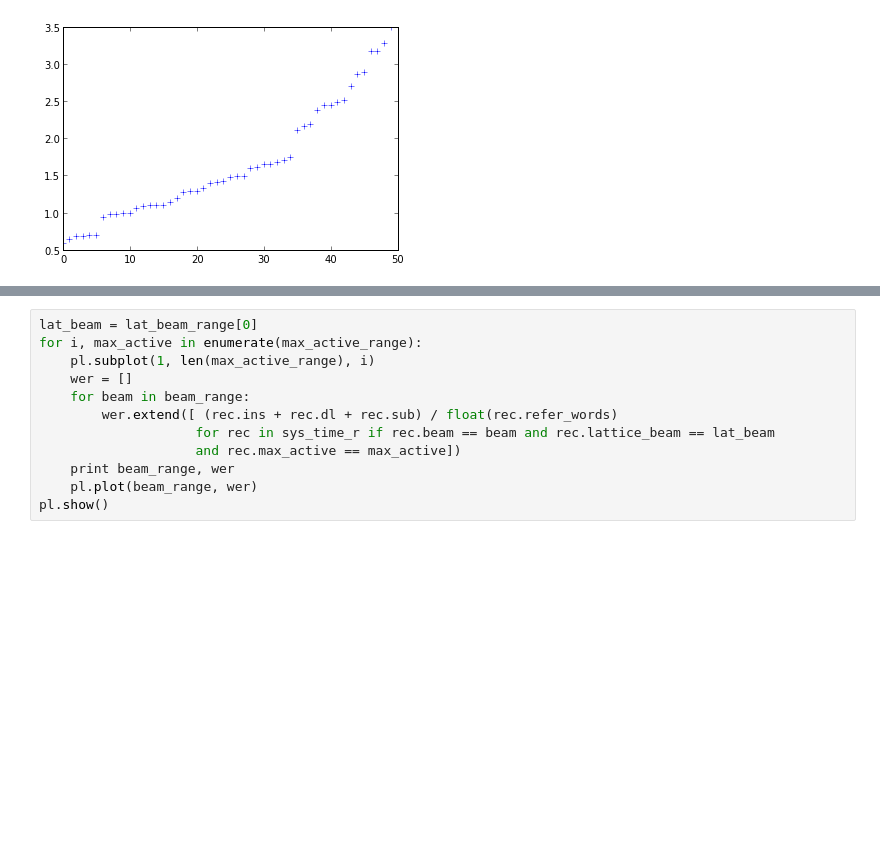
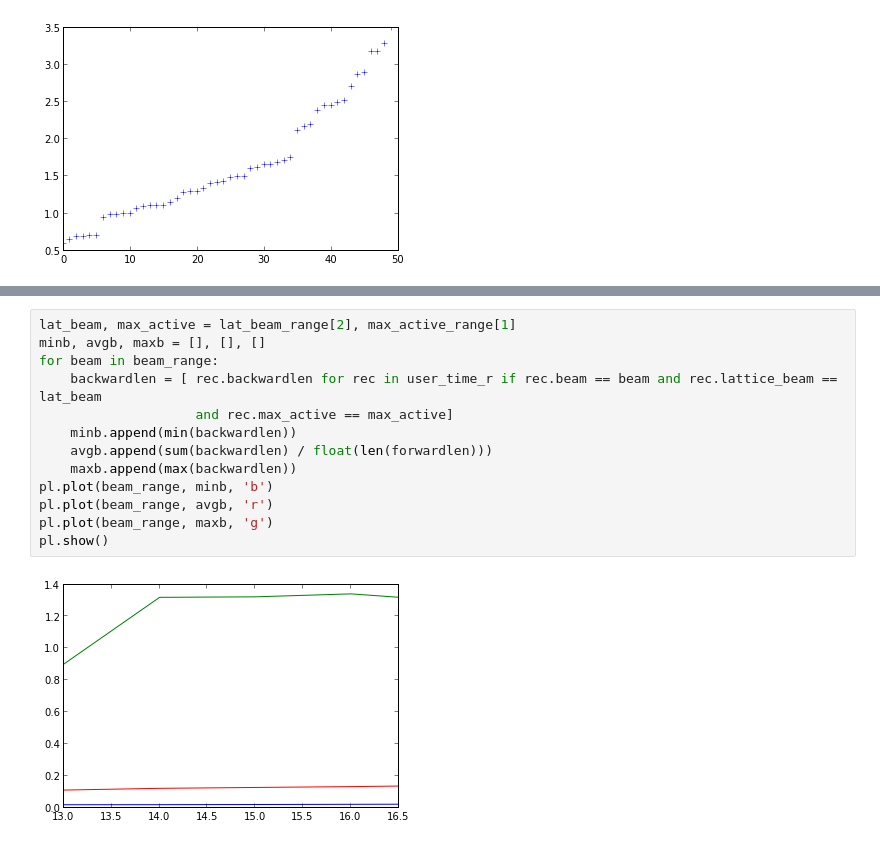
Before and after one commit to oplatek/pykaldi-eval, a Jupyter notebook: Pykaldi-evaluation 4th run.ipynb, the cells around one changed output, grey strips where cells are left out. Saved outputs shown, nothing was run; the diff lists cells and outputs as text; blank space fills up the shorter version.

```diff
--- a/Pykaldi-evaluation 4th run.ipynb
+++ b/Pykaldi-evaluation 4th run.ipynb
@@ -77,12 +107,15 @@ pl.show()
 # %%
-lat_beam = lat_beam_range[0]
-for i, max_active in enumerate(max_active_range):
-    pl.subplot(1, len(max_active_range), i)
-    wer = []
-    for beam in beam_range:
-        wer.extend([ (rec.ins + rec.dl + rec.sub) / float(rec.refer_words)
-                    for rec in sys_time_r if rec.beam == beam and rec.lattice_beam == lat_beam
-                    and rec.max_active == max_active])
-    print beam_range, wer
-    pl.plot(beam_range, wer)
+lat_beam, max_active = lat_beam_range[2], max_active_range[1]
+minb, avgb, maxb = [], [], []
+for beam in beam_range:
+    backwardlen = [ rec.backwardlen for rec in user_time_r if rec.beam == beam and rec.lattice_beam == lat_beam
+                    and rec.max_active == max_active]
+    minb.append(min(backwardlen))
+    avgb.append(sum(backwardlen) / float(len(forwardlen)))
+    maxb.append(max(backwardlen))
+pl.plot(beam_range, minb, 'b')
+pl.plot(beam_range, avgb, 'r')
+pl.plot(beam_range, maxb, 'g')
 pl.show()
+# %% [output]
+[figure, added]
```
Also changed, not shown: parts of 4 cells of this notebook.
